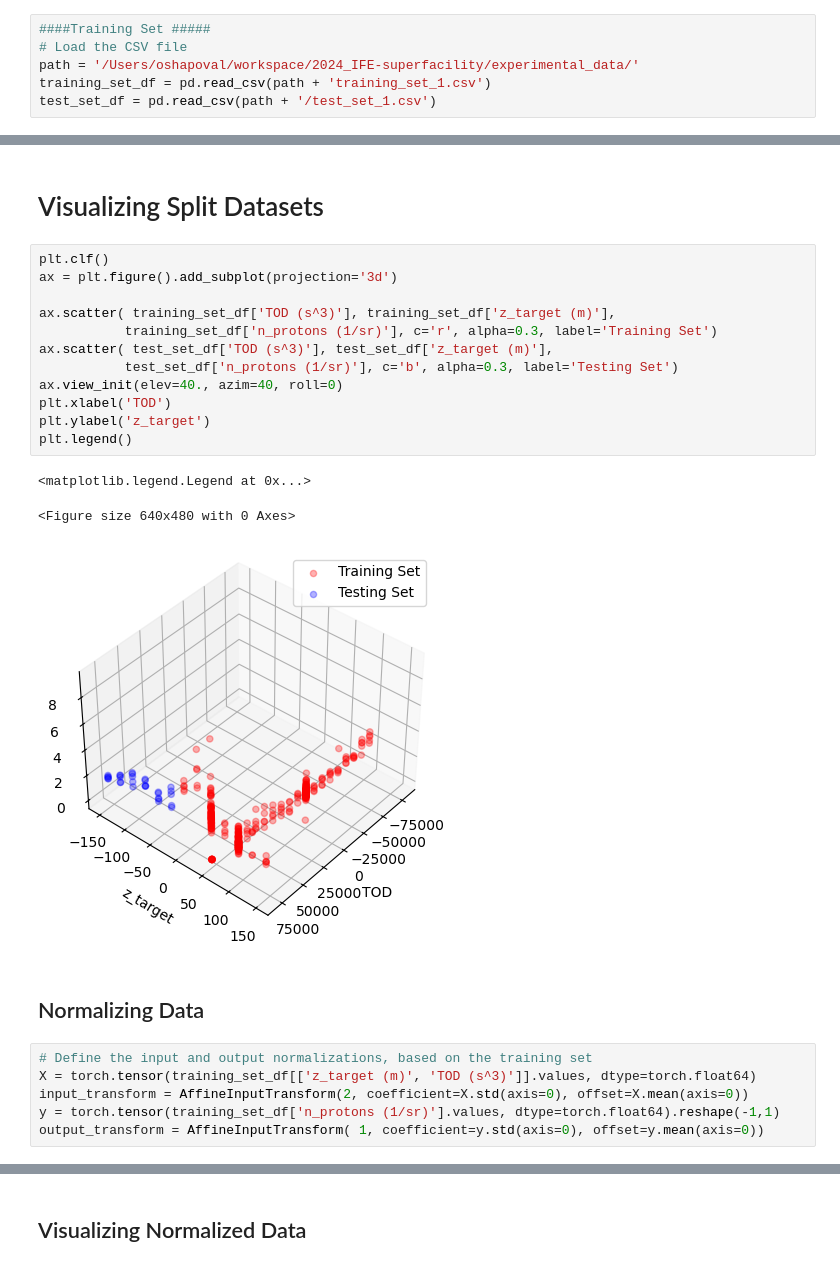
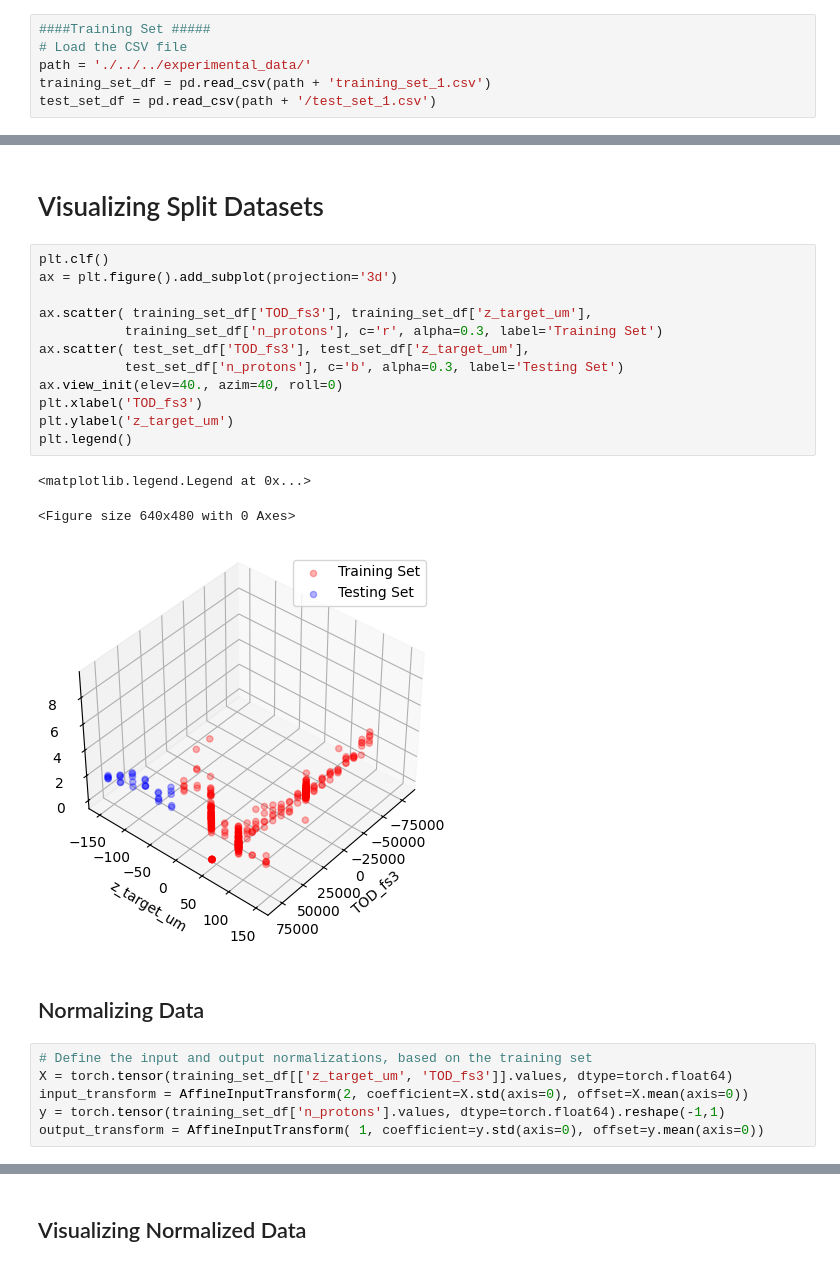
Before and after one commit to BLAST-AI-ML/synapse, a Jupyter notebook: ml/GP_training/SingleTaskGP_training.ipynb, the cells around one changed output, grey strips where cells are left out. Saved outputs shown, nothing was run; the diff lists cells and outputs as text.

```diff
--- a/ml/GP_training/SingleTaskGP_training.ipynb
+++ b/ml/GP_training/SingleTaskGP_training.ipynb
@@ -15,7 +15,7 @@ import matplotlib.pyplot as plt
 # %%
 ####Training Set #####
 # Load the CSV file
-path = '/Users/oshapoval/workspace/2024_IFE-superfacility/experimental_data/'
+path = './../../experimental_data/'
 training_set_df = pd.read_csv(path + 'training_set_1.csv')
 test_set_df = pd.read_csv(path + '/test_set_1.csv')
 # %%
@@ -35,26 +35,26 @@ plt.legend()
 # %%
 plt.clf()
 ax = plt.figure().add_subplot(projection='3d')
 
-ax.scatter( training_set_df['TOD (s^3)'], training_set_df['z_target (m)'],
-           training_set_df['n_protons (1/sr)'], c='r', alpha=0.3, label='Training Set')
-ax.scatter( test_set_df['TOD (s^3)'], test_set_df['z_target (m)'],
-           test_set_df['n_protons (1/sr)'], c='b', alpha=0.3, label='Testing Set')
+ax.scatter( training_set_df['TOD_fs3'], training_set_df['z_target_um'],
+           training_set_df['n_protons'], c='r', alpha=0.3, label='Training Set')
+ax.scatter( test_set_df['TOD_fs3'], test_set_df['z_target_um'],
+           test_set_df['n_protons'], c='b', alpha=0.3, label='Testing Set')
 ax.view_init(elev=40., azim=40, roll=0)
-plt.xlabel('TOD')
-plt.ylabel('z_target')
+plt.xlabel('TOD_fs3')
+plt.ylabel('z_target_um')
 plt.legend()
 # %% [output]
 <matplotlib.legend.Legend at 0x...>
 <Figure size 640x480 with 0 Axes>
-[figure, old version]
+[figure, new version]
 # %% [markdown]
 <h2>Normalizing Data</h2>
 # %%
 # Define the input and output normalizations, based on the training set
-X = torch.tensor(training_set_df[['z_target (m)', 'TOD (s^3)']].values, dtype=torch.float64)
+X = torch.tensor(training_set_df[['z_target_um', 'TOD_fs3']].values, dtype=torch.float64)
 input_transform = AffineInputTransform(2, coefficient=X.std(axis=0), offset=X.mean(axis=0))
-y = torch.tensor(training_set_df['n_protons (1/sr)'].values, dtype=torch.float64).reshape(-1,1)
+y = torch.tensor(training_set_df['n_protons'].values, dtype=torch.float64).reshape(-1,1)
 output_transform = AffineInputTransform( 1, coefficient=y.std(axis=0), offset=y.mean(axis=0))
 # %%
 # Apply normalization to the training and test sets
```
Also changed, not shown: parts of 12 cells of this notebook.
